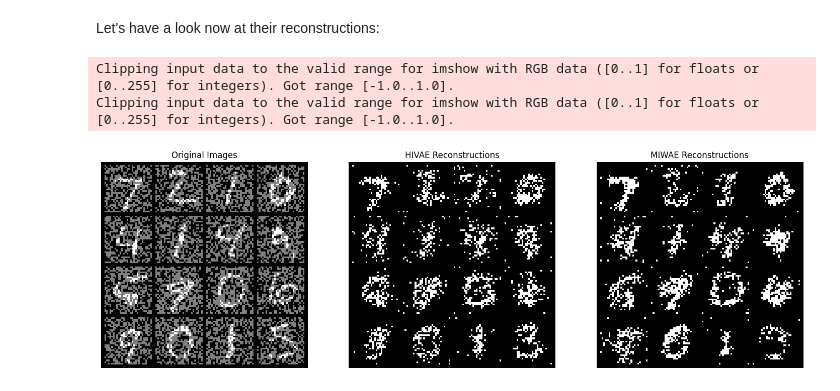
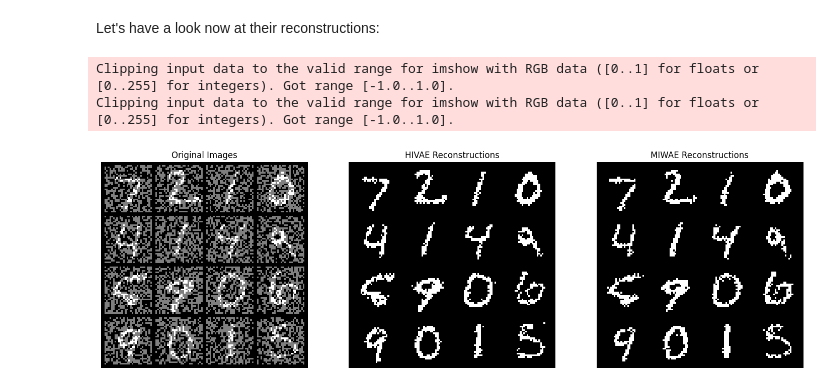
Before and after one commit to MachineLearningLifeScience/HackathonEBM, a Jupyter notebook: notebooks/vae_iwae_hivae_miwae.ipynb, the cells around one changed output. Cells and saved outputs as stored; diff of their text form; code cells hidden in the pictures.

```diff
--- a/notebooks/vae_iwae_hivae_miwae.ipynb
+++ b/notebooks/vae_iwae_hivae_miwae.ipynb
@@ -463,9 +479,9 @@ log_dir = os.environ['LOGDIR'] if 'LOGDIR' in os.environ else './'
 config.data.root = os.path.join(log_dir, 'data', config.data.root)
 config.train.log_dir = os.path.join(log_dir, 'logs', 'EBM_Hackathon')
 
-# Also set num_workers to to 0 for compatibility
-config.data.dataloader.num_workers = 0
-config.data.dataloader.pin_memory = False
+# Consider set num_workers to 0 for compatibility with mps
+#config.data.dataloader.num_workers = 0
+#config.data.dataloader.pin_memory = False
 # %% [output]
 The version_base parameter is not specified.
 Please specify a compatability version level, or None.
@@ -501,6 +517,8 @@ trainer = Trainer(
     max_epochs=config.train.epochs,
     logger=wandb_logger,
     default_root_dir=log_dir,
+    accelerator=accelerator,
+    devices=config.train.devices if torch.cuda.is_available() else 1,
     gradient_clip_val=config.train.gradient_clip_val,
     callbacks=callbacks,
 )
@@ -587,9 +608,9 @@ log_dir = os.environ['LOGDIR'] if 'LOGDIR' in os.environ else './'
 config.data.root = os.path.join(log_dir, 'data', config.data.root)
 config.train.log_dir = os.path.join(log_dir, 'logs', 'EBM_Hackathon')
 
-# Also set num_workers to to 0 for compatibility
-config.data.dataloader.num_workers = 0
-config.data.dataloader.pin_memory = False
+# Consider set num_workers to 0 for compatibility with mps
+#config.data.dataloader.num_workers = 0
+#config.data.dataloader.pin_memory = False
 # %% [output]
 The version_base parameter is not specified.
 Please specify a compatability version level, or None.
@@ -610,6 +631,8 @@ trainer = Trainer(
     max_epochs=config.train.epochs,
     logger=wandb_logger,
     default_root_dir=log_dir,
+    accelerator=accelerator,
+    devices=config.train.devices if torch.cuda.is_available() else 1,
     gradient_clip_val=config.train.gradient_clip_val,
     callbacks=callbacks,
 )
@@ -709,7 +736,6 @@ Clipping input data to the valid range for imshow with RGB data ([0..1] for floa
 # %% [markdown]
 Let's have a look now at their reconstructions:
 # %%
-import torch
 import numpy as np
 
 val_batch = next(iter(loaders[1]))
@@ -717,33 +743,33 @@ val_batch = next(iter(loaders[1]))
 images, masks = val_batch
 images = images[:num_recs].to(vae.device)  # Get first 16 images
 masks = masks[:num_recs].to(vae.device)  # Get first 16 masks
 
-recon_hivae = vae.reconstruct(images*masks, masks)
+recon_hivae = hivae.reconstruct(images*masks, masks)
 recon_hivae = make_grid(recon_hivae, nrow=int(np.sqrt(num_recs)))
-recon_miwae = iwae.reconstruct(images*masks, masks)
+recon_miwae = miwae.reconstruct(images*masks, masks)
 recon_miwae = make_grid(recon_miwae, nrow=int(np.sqrt(num_recs)))
 
 # Plot reconstructions side by side
 fig, axes = plt.subplots(1,3, figsize=(18, 6))
 
 # Original images
 images = images * masks
 # Move to [0,1]
 images = images * 0.5 + 0.5
 images = make_grid(images, nrow=int(np.sqrt(num_recs)))
 axes[0].imshow(images.permute(1, 2, 0).cpu().numpy(), cmap='gray')
 axes[0].set_title('Original Images')
 axes[0].axis('off')
 # HIVAE Reconstructions
 axes[1].imshow(recon_hivae.permute(1, 2, 0).cpu().numpy(), cmap='gray')
 axes[1].set_title('HIVAE Reconstructions')
 axes[1].axis('off')
 # MIWAE Reconstructions
 axes[2].imshow(recon_miwae.permute(1, 2, 0).cpu().numpy(), cmap='gray')
 axes[2].set_title('MIWAE Reconstructions')
 axes[2].axis('off')
 plt.show()
 # %% [output]
 Clipping input data to the valid range for imshow with RGB data ([0..1] for floats or [0..255] for integers). Got range [-1.0..1.0].
 Clipping input data to the valid range for imshow with RGB data ([0..1] for floats or [0..255] for integers). Got range [-1.0..1.0].
-[figure, old version]
+[figure, new version]
```
Also changed, not shown: parts of 24 cells of this notebook, 5 other files.
